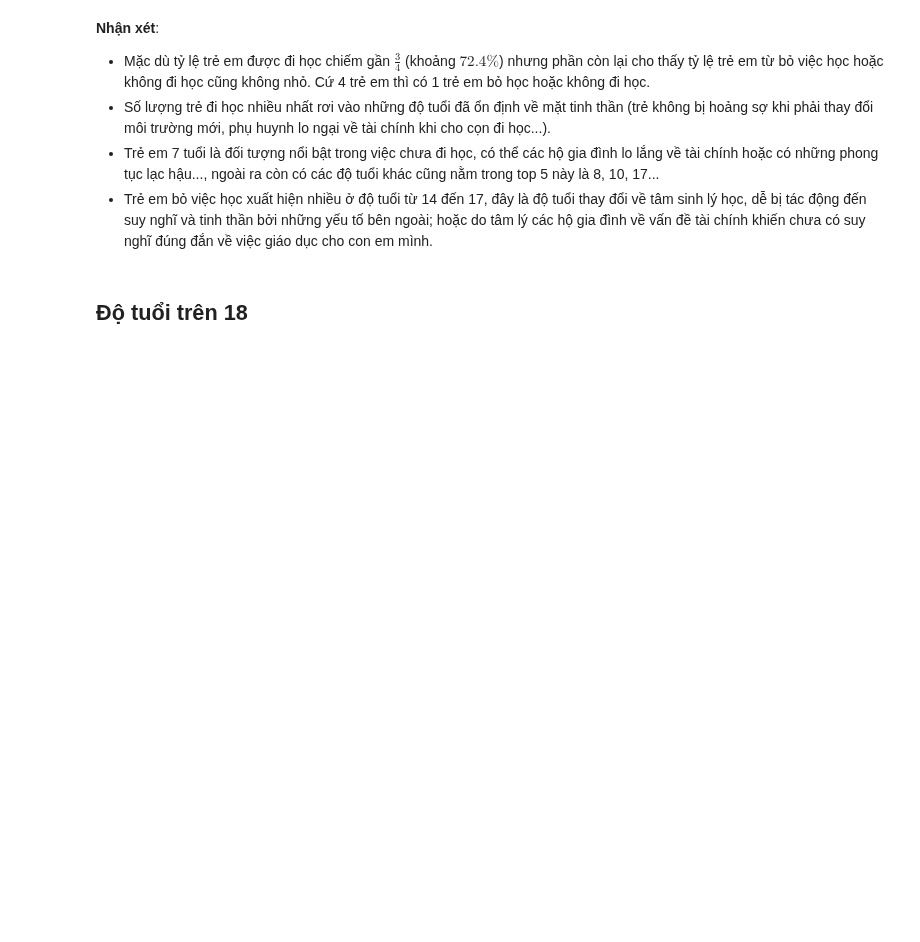
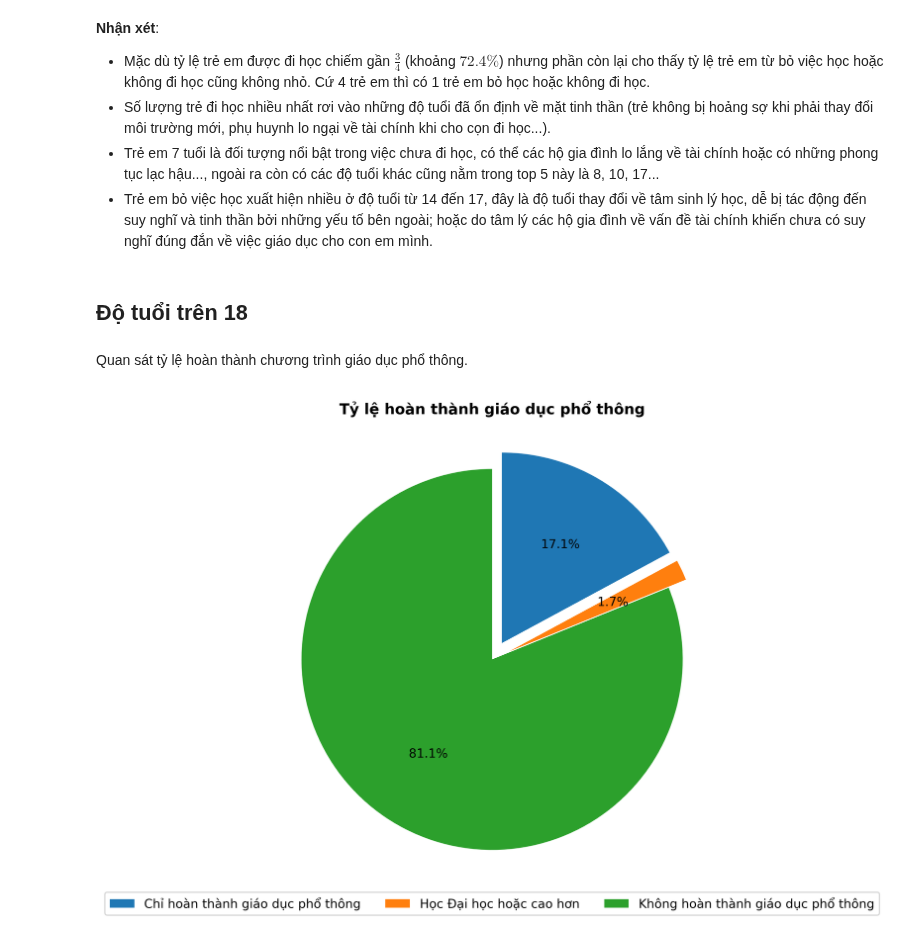
Before and after one commit to iam-Dylan/costa-rican-household, a Jupyter notebook: source/eda_DK.ipynb, the cells around one changed output. Drawn from its saved outputs; the diff is of its cells as text; code cells hidden in the pictures; blank space fills up the shorter version.

```diff
--- a/source/eda_DK.ipynb
+++ b/source/eda_DK.ipynb
@@ -250,3 +250,20 @@ plt.show();
 - Trẻ em bỏ việc học xuất hiện nhiều ở độ tuổi từ 14 đến 17, đây là độ tuổi thay đổi về tâm sinh lý học, dễ bị tác động đến suy nghĩ và tinh thần bởi những yếu tố bên ngoài; hoặc do tâm lý các hộ gia đình về vấn đề tài chính khiến chưa có suy nghĩ đúng đắn về việc giáo dục cho con em mình.
 # %% [markdown]
 ## Độ tuổi trên 18
+# %%
+over_18 = all_data[all_data['age'] >= 18].copy()
+# %% [markdown]
+Quan sát tỷ lệ hoàn thành chương trình giáo dục phổ thông.
+# %%
+columns = ['instlevel7', 'instlevel8', 'instlevel9']
+complete = over_18[columns[1:]].sum(axis=0)
+non_complete = over_18.loc[over_18['instlevel7'] == 0, 'instlevel7'].count()
+
+plt.pie([complete['instlevel8'], complete['instlevel9'], non_complete], explode=[0.1, 0.1, 0.],
+        labels=['Chỉ hoàn thành giáo dục phổ thông', 'Học Đại học hoặc cao hơn', 'Không hoàn thành giáo dục phổ thông'], labeldistance=None,
+        autopct='%1.1f%%', pctdistance=.6,
+        startangle=90, counterclock=False);
+plt.legend(loc='lower center', bbox_to_anchor=(0.5, -0.05), ncol=3);
+plt.title('Tỷ lệ hoàn thành giáo dục phổ thông', fontdict={'weight':'bold'});
+# %% [output]
+[figure, added]
```
Also changed, not shown: parts of 1 cell of this notebook.
